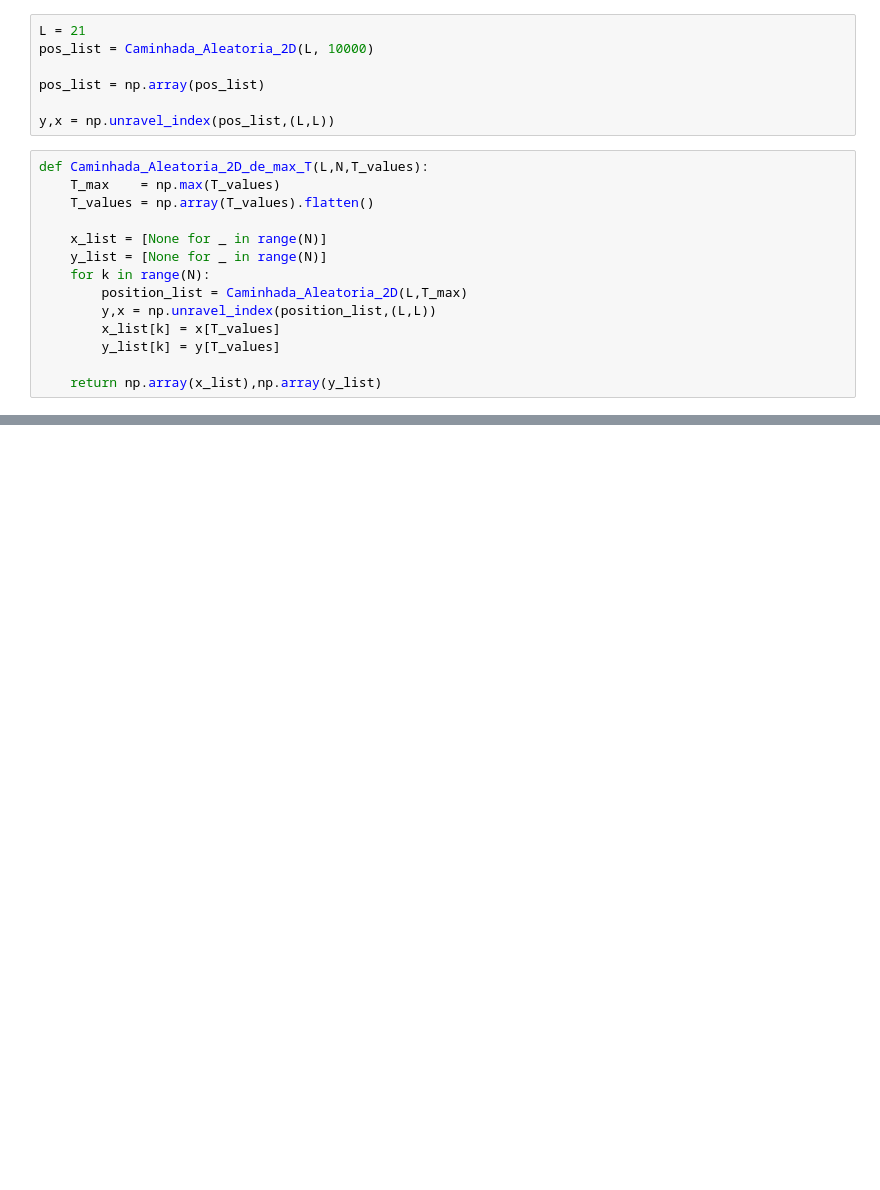
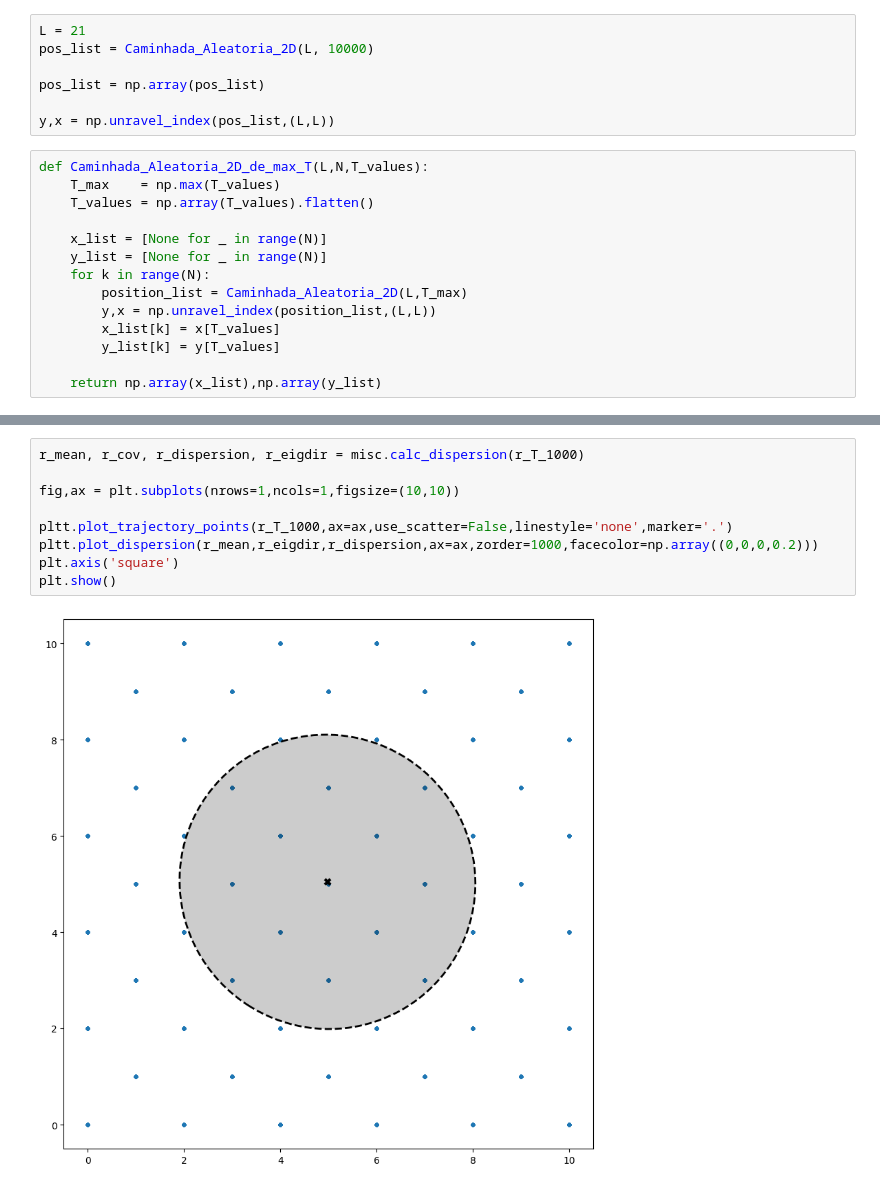
Before and after one commit to Haasa1/ICneuro, a Jupyter notebook: RandomWalk_2D.ipynb, the cells around one changed output, grey strips where cells are left out. Cells and saved outputs as stored; diff of their text form; blank space fills up the shorter version.

```diff
--- a/RandomWalk_2D.ipynb
+++ b/RandomWalk_2D.ipynb
@@ -139,0 +153,11 @@ LinAlgError: 0-dimensional array given. Array must be at least two-dimensional
+# %%
+r_mean, r_cov, r_dispersion, r_eigdir = misc.calc_dispersion(r_T_1000)
+
+fig,ax = plt.subplots(nrows=1,ncols=1,figsize=(10,10))
+
+pltt.plot_trajectory_points(r_T_1000,ax=ax,use_scatter=False,linestyle='none',marker='.')
+pltt.plot_dispersion(r_mean,r_eigdir,r_dispersion,ax=ax,zorder=1000,facecolor=np.array((0,0,0,0.2)))
+plt.axis('square')
+plt.show()
+# %% [output]
+[figure, added]
```
Also changed, not shown: parts of 10 cells of this notebook.
